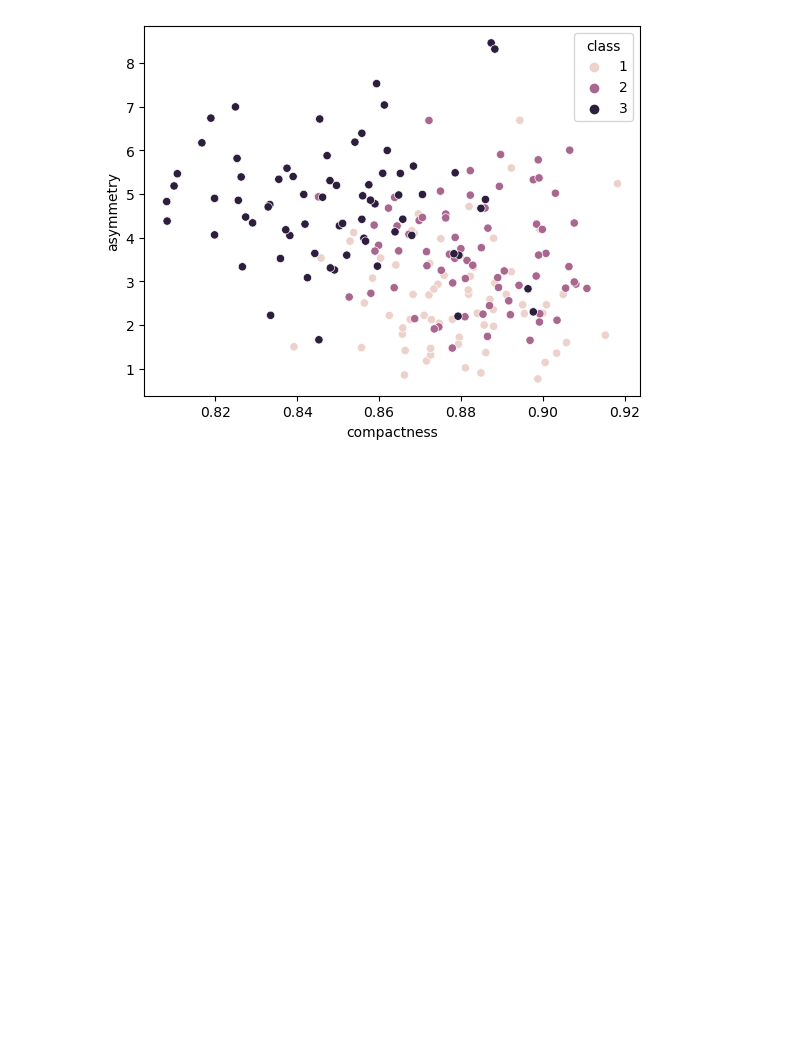
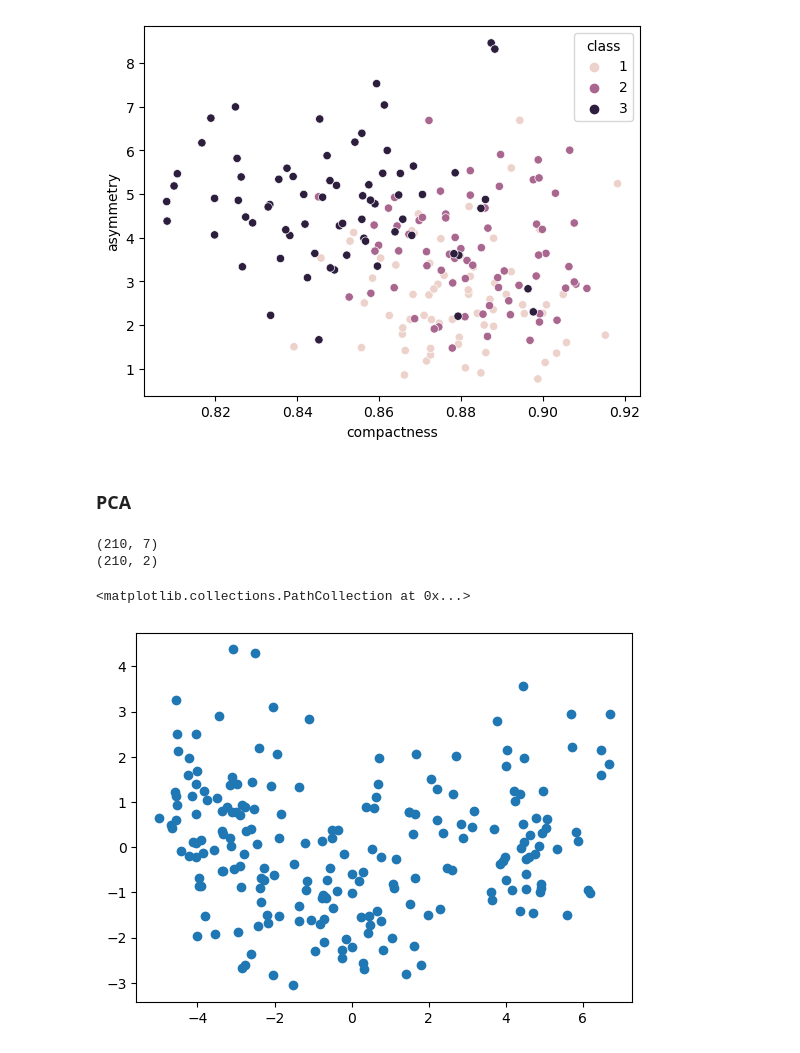
Before and after one commit to aswathr/ml_learn_fcc, a Jupyter notebook: 3_seeds.ipynb, the cells around one changed output. Saved outputs shown, nothing was run; the diff lists cells and outputs as text; code cells hidden in the pictures; blank space fills up the shorter version.

```diff
--- a/3_seeds.ipynb
+++ b/3_seeds.ipynb
@@ -173,3 +173,5 @@ sns.scatterplot(x = x_0, y = x_1, data = df, hue = "class")
 # %% [output]
 <Axes: xlabel='compactness', ylabel='asymmetry'>
 [figure]
+# %% [markdown]
+### PCA
@@ -175,0 +180,14 @@ sns.scatterplot(x = x_0, y = x_1, data = df, hue = "class")
+# %%
+pca_0 = PCA(n_components = 2)
+transformed_x_0 = pca_0.fit_transform(X = X_1)
+# %%
+print(X_1.shape)
+print(transformed_x_0.shape)
+# %% [output]
+(210, 7)
+(210, 2)
+# %%
+plt.scatter(x = transformed_x_0[:,0], y = transformed_x_0[:,1])
+# %% [output]
+<matplotlib.collections.PathCollection at 0x...>
+[figure, added]
```
Also changed, not shown: parts of 6 cells of this notebook.
